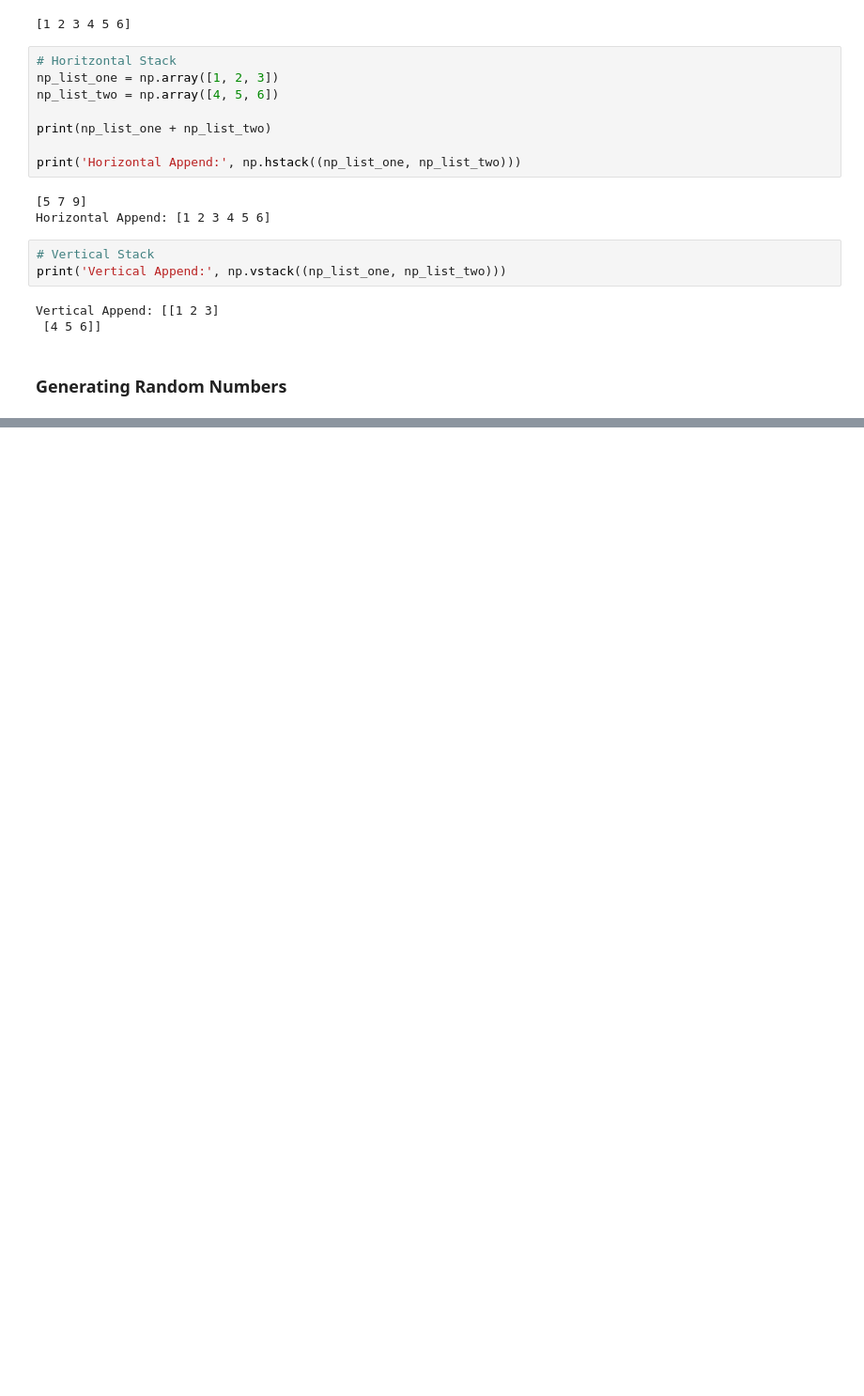
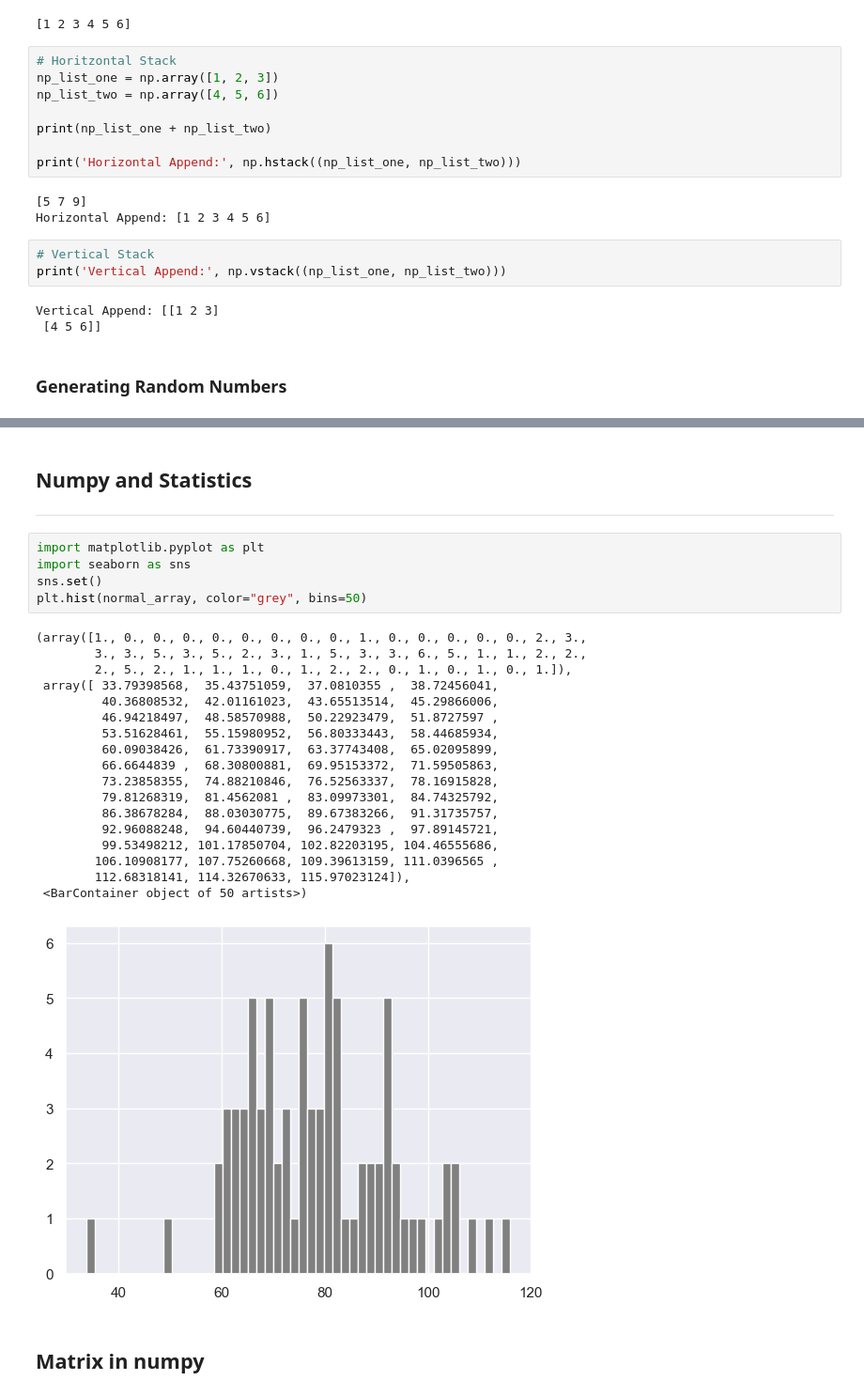
Before and after one commit to rublaman/30-Days-Of-Python, a Jupyter notebook: 24_Day_Statistics/numpy.ipynb, the cells around one changed output, grey strips where cells are left out. Shown at 94% size. Cells and saved outputs as stored; diff of their text form; blank space fills up the shorter version.

Commit message:
Added Numpy and Statistics: -Matrix in numpy -Numpy numpy.arange()

```diff
--- a/24_Day_Statistics/numpy.ipynb
+++ b/24_Day_Statistics/numpy.ipynb
@@ -540,0 +541,30 @@ array([ 67.43886796,  64.98545809,  77.01574724,  92.09167483,
+# %% [markdown]
+## Numpy and Statistics
+
+---
+# %%
+import matplotlib.pyplot as plt
+import seaborn as sns
+sns.set()
+plt.hist(normal_array, color="grey", bins=50)
+# %% [output]
+(array([1., 0., 0., 0., 0., 0., 0., 0., 0., 1., 0., 0., 0., 0., 0., 2., 3.,
+        3., 3., 5., 3., 5., 2., 3., 1., 5., 3., 3., 6., 5., 1., 1., 2., 2.,
+        2., 5., 2., 1., 1., 1., 0., 1., 2., 2., 0., 1., 0., 1., 0., 1.]),
+ array([ 33.79398568,  35.43751059,  37.0810355 ,  38.72456041,
+         40.36808532,  42.01161023,  43.65513514,  45.29866006,
+         46.94218497,  48.58570988,  50.22923479,  51.8727597 ,
+         53.51628461,  55.15980952,  56.80333443,  58.44685934,
+         60.09038426,  61.73390917,  63.37743408,  65.02095899,
+         66.6644839 ,  68.30800881,  69.95153372,  71.59505863,
+         73.23858355,  74.88210846,  76.52563337,  78.16915828,
+         79.81268319,  81.4562081 ,  83.09973301,  84.74325792,
+         86.38678284,  88.03030775,  89.67383266,  91.31735757,
+         92.96088248,  94.60440739,  96.2479323 ,  97.89145721,
+         99.53498212, 101.17850704, 102.82203195, 104.46555686,
+        106.10908177, 107.75260668, 109.39613159, 111.0396565 ,
+        112.68318141, 114.32670633, 115.97023124]),
+ <BarContainer object of 50 artists>)
+[figure, added]
+# %% [markdown]
+## Matrix in numpy
```
Also changed, not shown: parts of 15 cells of this notebook.
